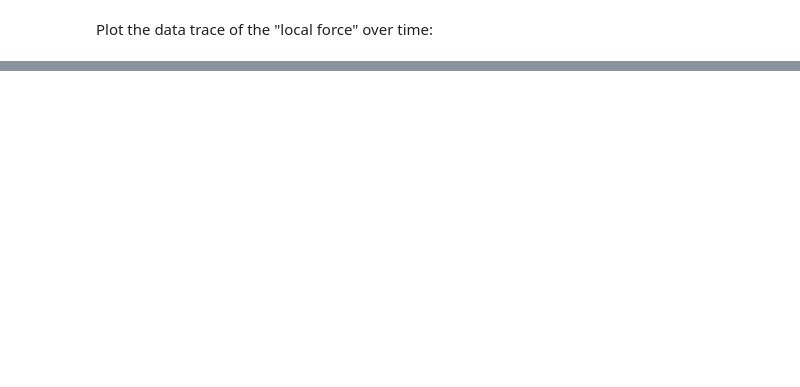
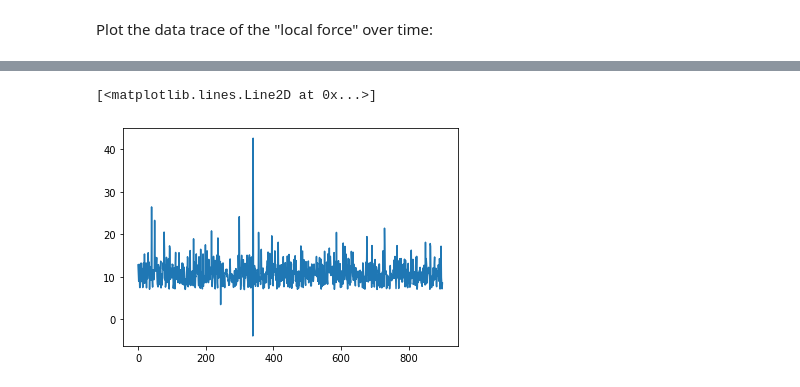
Before and after one commit to Jvanrhijn/pydmc, a Jupyter notebook: examples/elliptic_well.ipynb, the cells around one changed output, grey strips where cells are left out. Drawn from its saved outputs; the diff is of its cells as text; code cells hidden in the pictures; blank space fills up the shorter version.

```diff
--- a/examples/elliptic_well.ipynb
+++ b/examples/elliptic_well.ipynb
@@ -224,0 +199,5 @@ print(force)
+# %%
+plt.plot(bin_samples(fl[0, :]))
+# %% [output]
+[<matplotlib.lines.Line2D at 0x...>]
+[figure, added]
```
Also changed, not shown: parts of 13 cells of this notebook, 6 other files.
